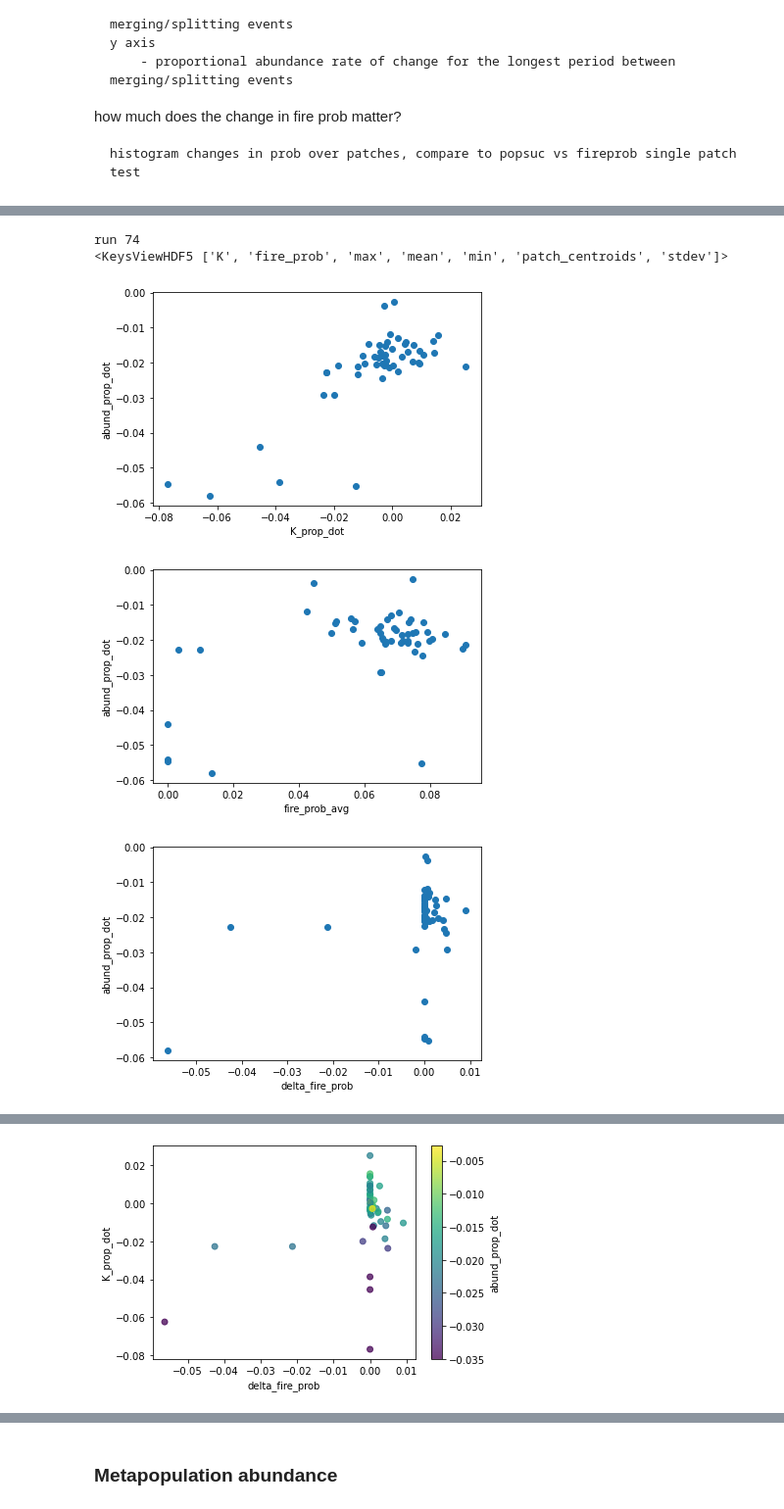
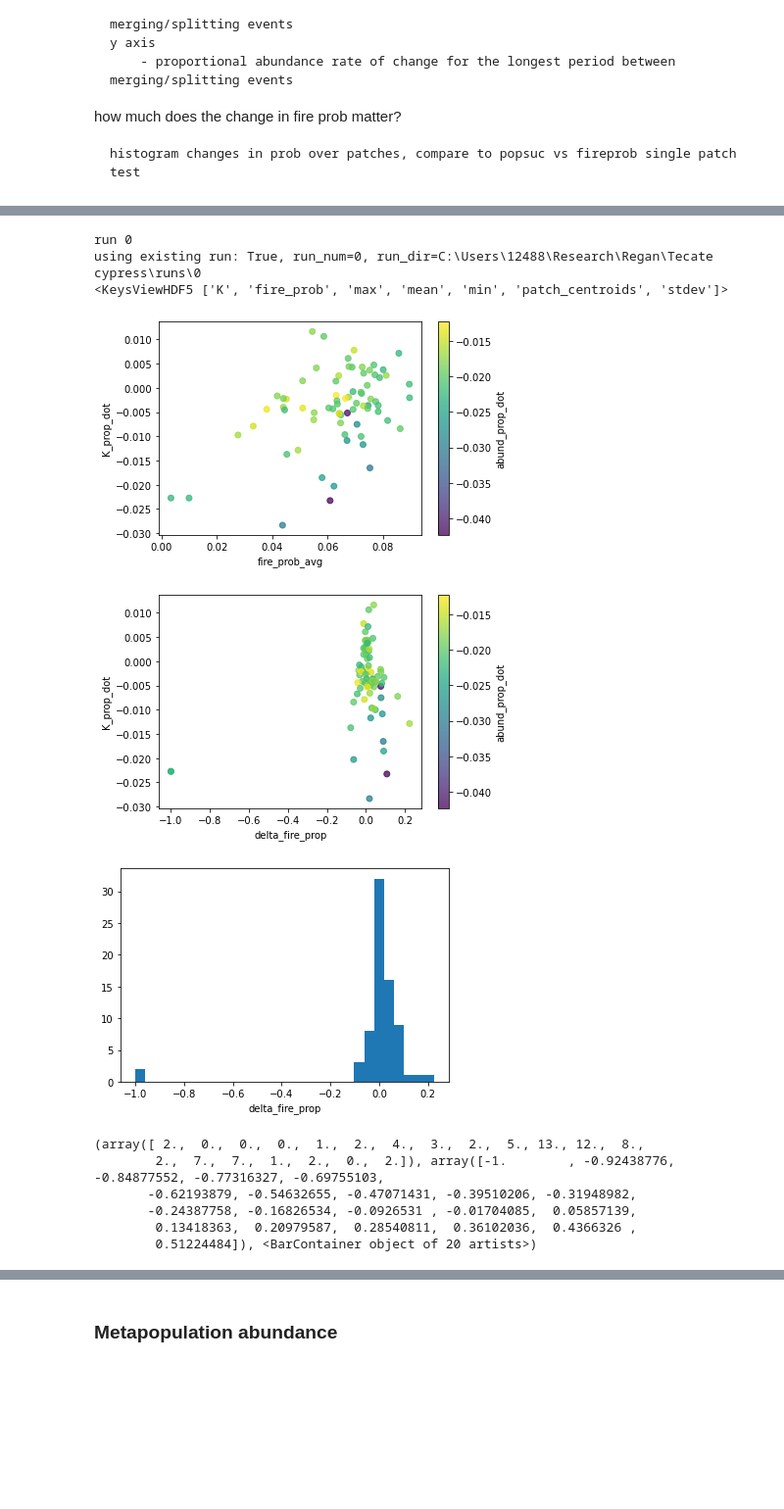
Before and after one commit to patricklawton/TecateCypress, a Jupyter notebook: analysis.ipynb, the cells around one changed output, grey strips where cells are left out. Shown at 98% size. Cells and saved outputs as stored; diff of their text form; code cells hidden in the pictures; blank space fills up the shorter version.

```diff
--- a/analysis.ipynb
+++ b/analysis.ipynb
@@ -13,10 +13,6 @@ from matplotlib.cm import ScalarMappable
 matplotlib.rcParams['animation.embed_limit'] = 40
 matplotlib.rcParams['animation.ffmpeg_path'] = '/Users/patrick/Downloads/ffmpeg'
 # %%
-# Read in shared ('project level') data
-with open(os.path.join(os.getcwd(), 'project_info.json'), 'r') as info_file:
-    proj_info = json.load(info_file)
-
 # Get list of run numbers
 rundirs = os.listdir('runs')
 try:
@@ -40,12 +36,12 @@ how much does the change in fire prob matter?
     histogram changes in prob over patches, compare to popsuc vs fireprob single patch test
 # %%
 run = open_run(74)
-pop = 'pop14'
+pop = 'pop20'
 with h5py.File(os.path.join(run.run_dir, 'results.h5'), 'r') as res:
     ab = np.array(res['mean'][pop])
     Ks = np.array(res['K'][pop])
 plt.scatter(range(len(ab)), ab)#; [(a, t) for a, t in zip(ab, range(len(ab)))]
-plt.show()
+# plt.show()
 plt.scatter(range(len(Ks)), Ks)#; [(K, t) for K, t in zip(Ks, range(len(Ks)))]
 plt.show()
 # %% [output]
@@ -54,8 +50,8 @@ plt.show()
 # %%
-data_keys = ['K_prop_dot', 'fire_prob_avg', 'delta_fire_prob', 'abund_prop_dot', 'delta_t']
+data_keys = ['K_prop_dot', 'fire_prob_avg', 'delta_fire_prob', 'delta_fire_prop', 'abund_prop_dot', 'delta_t']
 # for runnum in runnums:
 # for runnum in [0,74]:
-for runnum in [74]:
+for runnum in [0]:
     print('run',runnum)
     run = open_run(runnum)
     # Select specific climate model/scenario
@@ -158,53 +154,72 @@ for runnum in [74]:
             data['fire_prob_avg'].update({str(pop): fire_prob_avg})
             delta_fire_prob = fire_probs[t_interval[1]] - fire_probs[t_interval[0]]
             data['delta_fire_prob'].update({str(pop): delta_fire_prob})
+            if delta_fire_prob == 0:
+                delta_fire_prop = 0
+            else:
+                delta_fire_prop = delta_fire_prob / fire_probs[t_interval[0]]
+            data['delta_fire_prop'].update({str(pop): delta_fire_prop})
 
             abund_prop_dot = ((abund[t_interval[1]] - abund[t_interval[0]]) / abund[t_interval[0]]) / delta_t
             data['abund_prop_dot'].update({str(pop): abund_prop_dot})
 
     # Plot results
-    for xlab, ylab in zip(['K_prop_dot', 'fire_prob_avg', 'delta_fire_prob'],
-                          ['abund_prop_dot', 'abund_prop_dot','abund_prop_dot']):
-        x = [data[xlab][pop] for pop in list(data[xlab].keys())]
-        y = [data[ylab][pop] for pop in list(data[ylab].keys())]
-        plt.scatter(x, y)
-        plt.xlabel(xlab); plt.ylabel(ylab)
-        plt.show()
+    # axlabs = [['K_prop_dot', 'abund_prop_dot'],
+    #           ['fire_prob_avg', 'abund_prop_dot'],
+    #           ['delta_fire_prob', 'abund_prop_dot'],
+    #           ['delta_fire_prop', 'abund_prop_dot']]
+    # for labs in axlabs:
+    #     xlab, ylab = labs[0], labs[1]
+    #     x = [data[xlab][pop] for pop in list(data[xlab].keys())]
+    #     y = [data[ylab][pop] for pop in list(data[ylab].keys())]
+    #     plt.scatter(x, y)
+    #     plt.xlabel(xlab); plt.ylabel(ylab)
+    #     plt.show()
 
     x = [data['fire_prob_avg'][pop] for pop in list(data['fire_prob_avg'].keys())]
     y = [data['K_prop_dot'][pop] for pop in list(data['K_prop_dot'].keys())]
     c = [data['abund_prop_dot'][pop] for pop in list(data['abund_prop_dot'].keys())]
-    plt.scatter(x, y, c=c, vmin=-0.035, alpha=0.75)
+    vmin = min(c) #-0.035
+    plt.scatter(x, y, c=c, vmin=vmin, alpha=0.75)
     plt.colorbar(label='abund_prop_dot')
     plt.xlabel('fire_prob_avg'); plt.ylabel('K_prop_dot')
     plt.savefig(os.path.join(os.getcwd(), 'figs', 'Kvsfire_abundratecolor.png'), bbox_inches='tight')
     plt.show()
 
-    x = [data['delta_fire_prob'][pop] for pop in list(data['delta_fire_prob'].keys())]
+    x = np.array([data['delta_fire_prop'][pop] for pop in list(data['delta_fire_prop'].keys())])
     y = [data['K_prop_dot'][pop] for pop in list(data['K_prop_dot'].keys())]
     c = [data['abund_prop_dot'][pop] for pop in list(data['abund_prop_dot'].keys())]
-    plt.scatter(x, y, c=c, vmin=-0.035, alpha=0.75)
+    vmin = min(c) #-0.035
+    plt.scatter(x, y, c=c, vmin=vmin, alpha=0.75)
     plt.colorbar(label='abund_prop_dot')
-    plt.xlabel('delta_fire_prob'); plt.ylabel('K_prop_dot')
-    plt.savefig(os.path.join(os.getcwd(), 'figs', 'Kvsdeltafire_abundratecolor.png'), bbox_inches='tight')
+    plt.xlabel('delta_fire_prop'); plt.ylabel('K_prop_dot')
+    # plt.xlim(-0.05,0.1)
+    # plt.savefig(os.path.join(os.getcwd(), 'figs', 'Kpropvsfireprop_abundratecolor.png'), bbox_inches='tight')
     plt.show()
 
-    deltas = np.array([data['delta_fire_prob'][pop] for pop in list(data['delta_fire_prob'].keys())])
+    deltas = np.array([data['delta_fire_prop'][pop] for pop in list(data['delta_fire_prop'].keys())])
     deltas = deltas[np.nonzero(deltas)[0]]
-    plt.hist(deltas, bins=20)
-    plt.xlabel('delta_fire_prob')
+    plt.hist(deltas, bins=30)
+    plt.xlabel('delta_fire_prop')
     plt.show()
 
     delta_K_prop = np.array([data['K_prop_dot'][pop] * data['delta_t'][pop] for pop in list(data['delta_fire_prob'].keys())])
     # delta_K_prop = delta_K_prop[np.nonzero(delta_K_prop)[0]]
     hist = plt.hist(delta_K_prop, bins=20)
     print(hist)
     plt.xlabel('delta_K_prop')
     plt.show()
     # break
 # %% [output]
-run 74
+run 0
+using existing run: True, run_num=0, run_dir=C:\Users\12488\Research\Regan\Tecate cypress\runs\0
 <KeysViewHDF5 ['K', 'fire_prob', 'max', 'mean', 'min', 'patch_centroids', 'stdev']>
-[figure, old version]
+[figure, new version]
-[figure, old version]
+[figure, new version]
-[figure, old version]
+[figure, new version]
+(array([ 2.,  0.,  0.,  0.,  1.,  2.,  4.,  3.,  2.,  5., 13., 12.,  8.,
+        2.,  7.,  7.,  1.,  2.,  0.,  2.]), array([-1.        , -0.92438776, -0.84877552, -0.77316327, -0.69755103,
+       -0.62193879, -0.54632655, -0.47071431, -0.39510206, -0.31948982,
+       -0.24387758, -0.16826534, -0.0926531 , -0.01704085,  0.05857139,
+        0.13418363,  0.20979587,  0.28540811,  0.36102036,  0.4366326 ,
+        0.51224484]), <BarContainer object of 20 artists>)
@@ -212 +226,0 @@ run 74
-[figure, removed]
```
Also changed, not shown: parts of 5 cells of this notebook, 5 other files.
